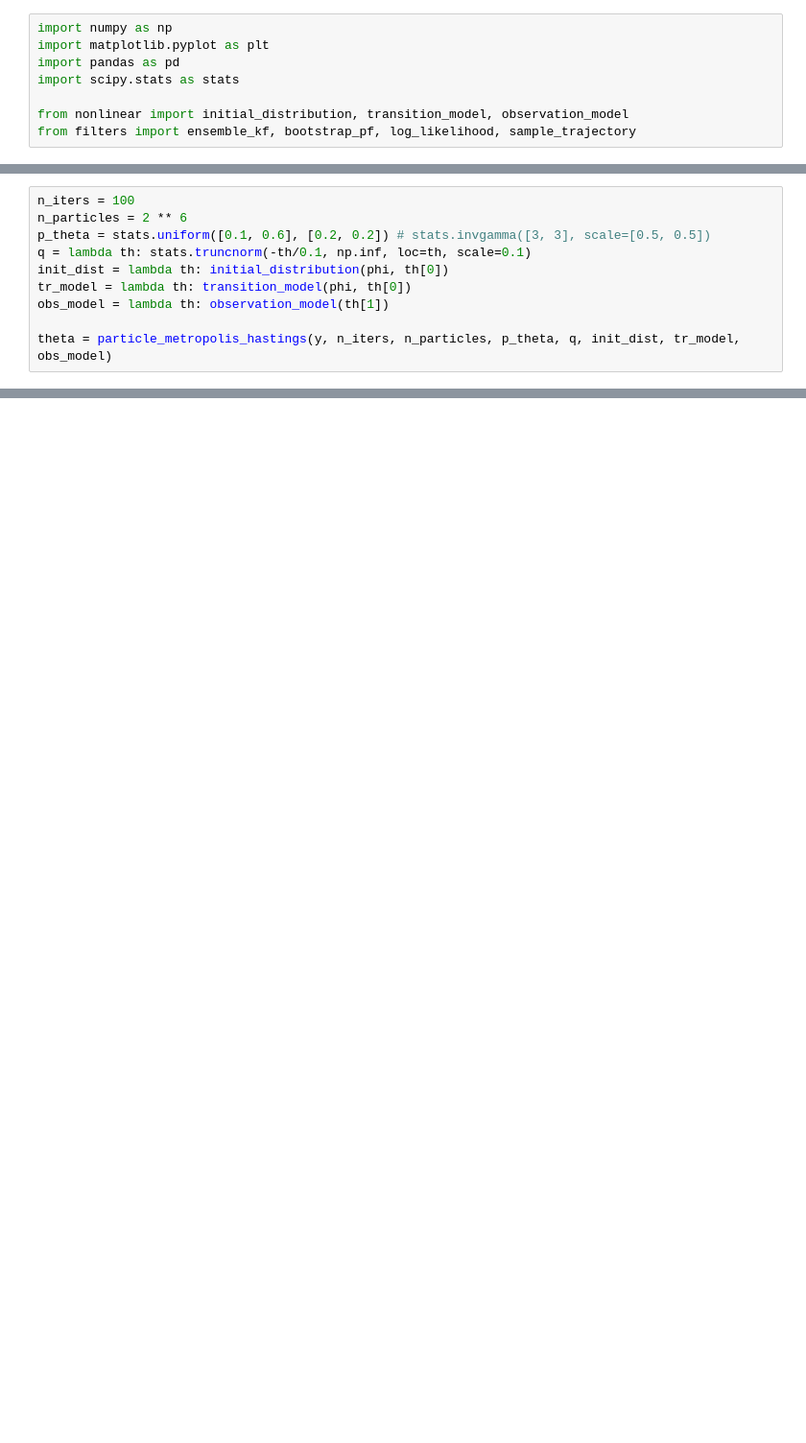
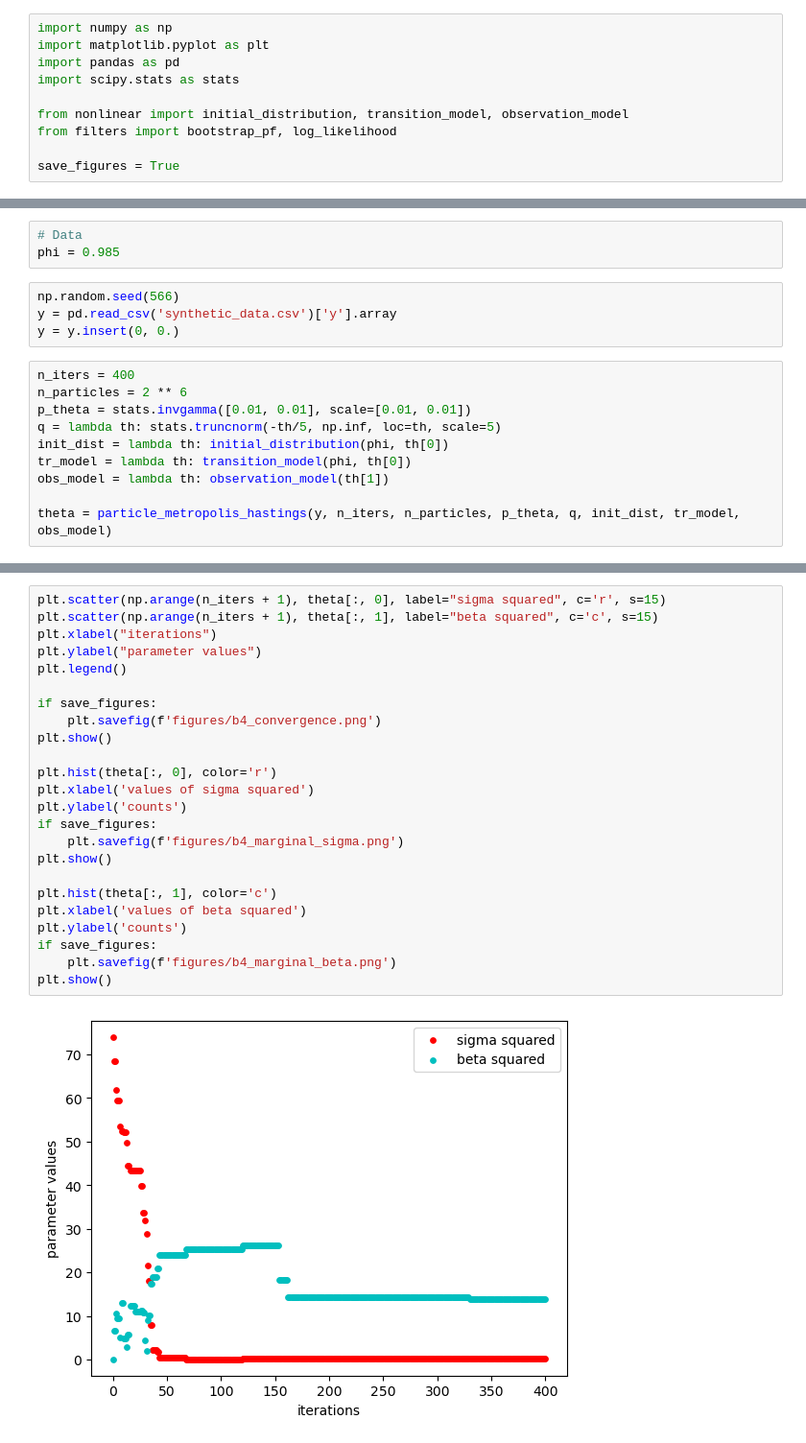
Before and after one commit to aleksandrina-streltsova/particle-filters, a Jupyter notebook: metropolis.ipynb, the cells around one changed output, grey strips where cells are left out. Shown: that part at 96% size. Saved outputs shown, nothing was run; the diff lists cells and outputs as text; blank space fills up the shorter version.

```diff
--- a/metropolis.ipynb
+++ b/metropolis.ipynb
@@ -5,4 +5,6 @@ import pandas as pd
 import scipy.stats as stats
 
 from nonlinear import initial_distribution, transition_model, observation_model
-from filters import ensemble_kf, bootstrap_pf, log_likelihood, sample_trajectory
+from filters import bootstrap_pf, log_likelihood
+
+save_figures = True
@@ -52,9 +71,16 @@ def particle_metropolis_hastings(y, n_iters, n_particles, p_theta, q, init_dist,
     return theta
+# %%
+# Data
+phi = 0.985
+# %%
+np.random.seed(566)
+y = pd.read_csv('synthetic_data.csv')['y'].array
+y = y.insert(0, 0.)
 # %%
-n_iters = 100
+n_iters = 400
 n_particles = 2 ** 6
-p_theta = stats.uniform([0.1, 0.6], [0.2, 0.2]) # stats.invgamma([3, 3], scale=[0.5, 0.5])
-q = lambda th: stats.truncnorm(-th/0.1, np.inf, loc=th, scale=0.1)
+p_theta = stats.invgamma([0.01, 0.01], scale=[0.01, 0.01])
+q = lambda th: stats.truncnorm(-th/5, np.inf, loc=th, scale=5)
 init_dist = lambda th: initial_distribution(phi, th[0])
 tr_model = lambda th: transition_model(phi, th[0])
 obs_model = lambda th: observation_model(th[1])
@@ -66,0 +89,26 @@ plt.show()
+# %%
+plt.scatter(np.arange(n_iters + 1), theta[:, 0], label="sigma squared", c='r', s=15)
+plt.scatter(np.arange(n_iters + 1), theta[:, 1], label="beta squared", c='c', s=15)
+plt.xlabel("iterations")
+plt.ylabel("parameter values")
+plt.legend()
+
+if save_figures:
+    plt.savefig(f'figures/b4_convergence.png')
+plt.show()
+
+plt.hist(theta[:, 0], color='r')
+plt.xlabel('values of sigma squared')
+plt.ylabel('counts')
+if save_figures:
+    plt.savefig(f'figures/b4_marginal_sigma.png')
+plt.show()
+
+plt.hist(theta[:, 1], color='c')
+plt.xlabel('values of beta squared')
+plt.ylabel('counts')
+if save_figures:
+    plt.savefig(f'figures/b4_marginal_beta.png')
+plt.show()
+# %% [output]
+[figure, added]
```
Also changed, not shown: parts of 4 cells of this notebook.
